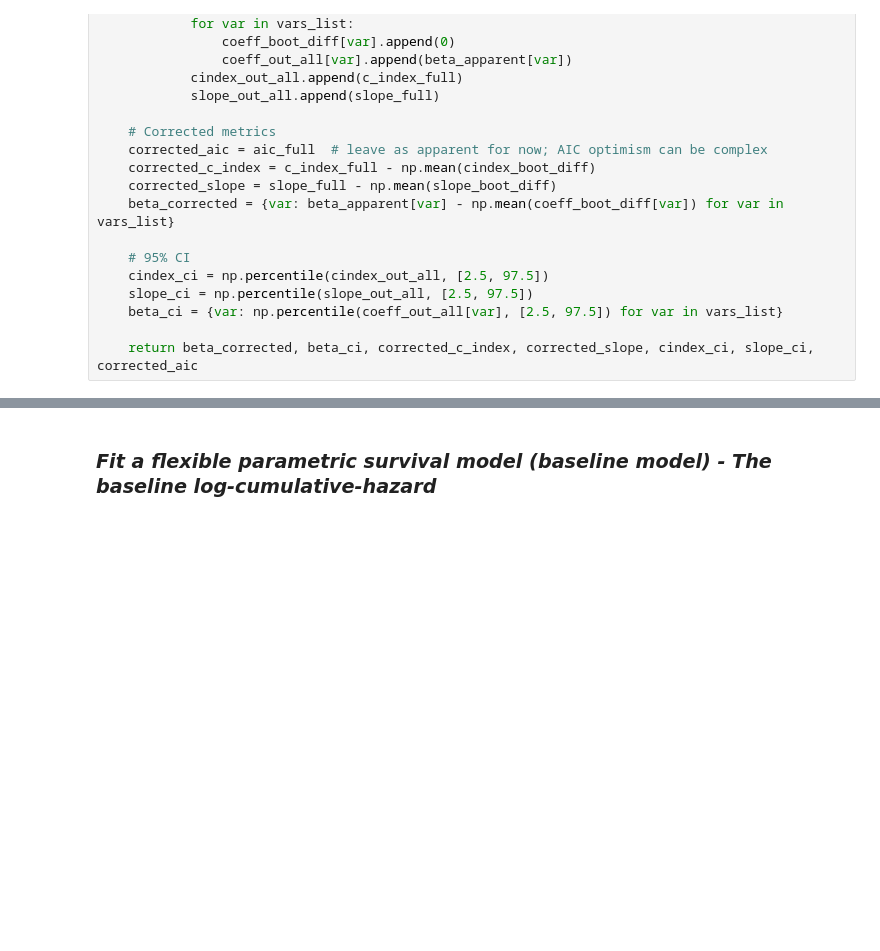
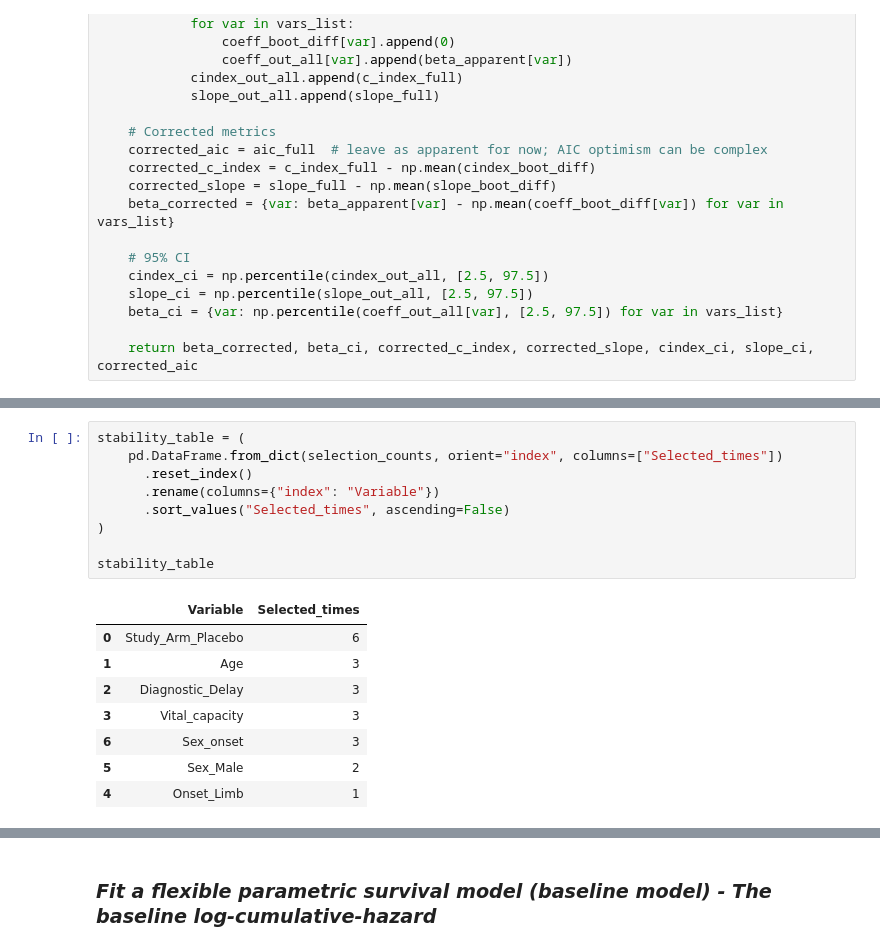
Before and after one commit to Uzoemeka/All_ALS_Data, a Jupyter notebook: 07.1_flexible_parametric_model_script_val_functionized.ipynb, the cells around one changed output, grey strips where cells are left out. Cells and saved outputs as stored; diff of their text form; blank space fills up the shorter version.

```diff
--- a/07.1_flexible_parametric_model_script_val_functionized.ipynb
+++ b/07.1_flexible_parametric_model_script_val_functionized.ipynb
@@ -1052,0 +1102,18 @@ Sex_Male: 0.41554666357158976 95% CI: [0.22607636 0.57125573]
+# %%
+stability_table = (
+    pd.DataFrame.from_dict(selection_counts, orient="index", columns=["Selected_times"])
+      .reset_index()
+      .rename(columns={"index": "Variable"})
+      .sort_values("Selected_times", ascending=False)
+)
+
+stability_table
+# %% [output]
+|  | Variable | Selected_times |
+| 0 | Study_Arm_Placebo | 6 |
+| 1 | Age | 3 |
+| 2 | Diagnostic_Delay | 3 |
+| 3 | Vital_capacity | 3 |
+| 6 | Sex_onset | 3 |
+| 5 | Sex_Male | 2 |
+| 4 | Onset_Limb | 1 |
```
Also changed, not shown: parts of 11 cells of this notebook.
